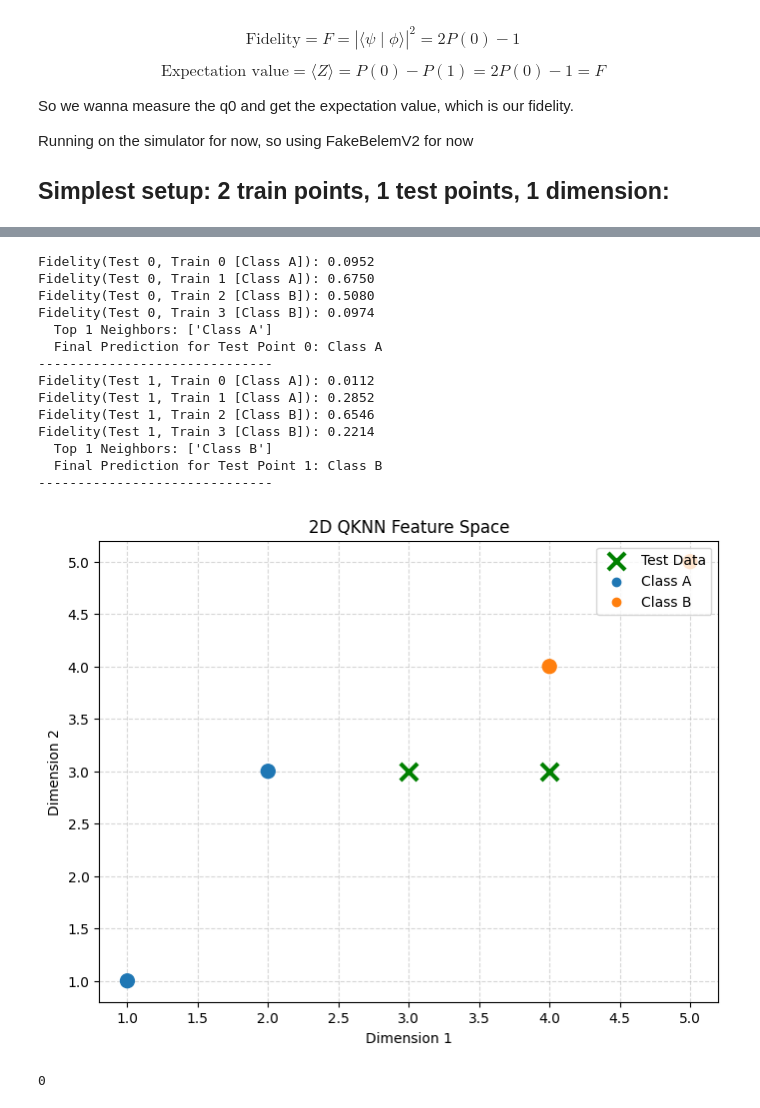
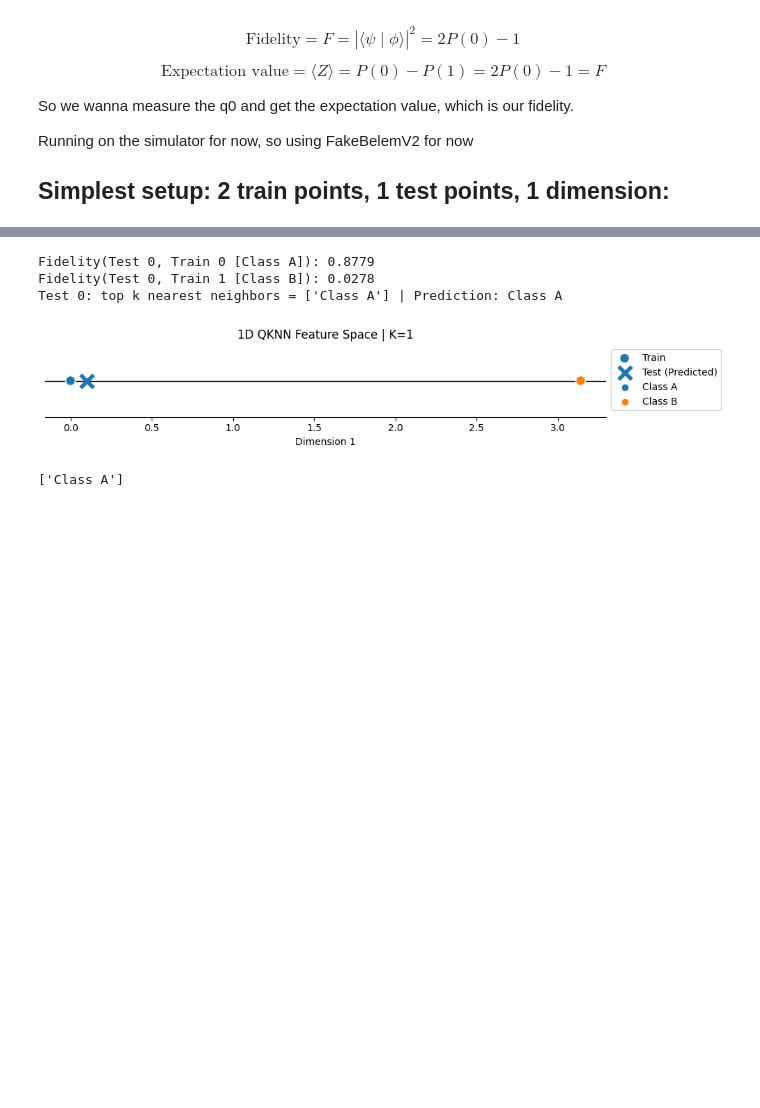
Before and after one commit to Aadipat/QuantumEngineeringProjectGroup8, a Jupyter notebook: simplest_swap_test.ipynb, the cells around one changed output, grey strips where cells are left out. Drawn from its saved outputs; the diff is of its cells as text; code cells hidden in the pictures; blank space fills up the shorter version.

Commit message:
swap test: refactored to allow quantum circuit as input

```diff
--- a/simplest_swap_test.ipynb
+++ b/simplest_swap_test.ipynb
@@ -30,7 +30,7 @@ Running on the simulator for now, so using FakeBelemV2 for now
 from qiskit import QuantumCircuit
 from qiskit.quantum_info import SparsePauliOp
 from qiskit.transpiler import generate_preset_pass_manager
-from qiskit_ibm_runtime import EstimatorV2 as Estimator
+from qiskit_ibm_runtime import EstimatorV2
 from qiskit_ibm_runtime.fake_provider import FakeGuadalupeV2 # 16 qubits (for more than 24 we need to install Qiskit air)
 import numpy as np
 from IPython.display import display
@@ -39,6 +39,11 @@ from qiskit import QuantumRegister, ClassicalRegister
 from collections import Counter
 import pooch
 from qiskit_aer import AerSimulator
+from dataclasses import dataclass
+from typing import List, Tuple
+from sklearn.datasets import load_iris
+from sklearn.preprocessing import MinMaxScaler
+from sklearn.model_selection import train_test_split
 
 def visualize_1d(train_data, train_labels, test_data):
     unique_labels = sorted(list(set(train_labels)))
@@ -84,7 +89,7 @@ def compute_fidelity_1d(train_val, test_val):
     isa = pm.run(qc)
     display(isa.draw("mpl"))
     obs = observable.apply_layout(isa.layout)
-    estimator = Estimator(backend)
+    estimator = EstimatorV2(backend)
     job = estimator.run([(isa, obs)], precision=0.01)
     result = job.result()
 
@@ -94,7 +99,6 @@ train_points = [0, np.pi]
 train_labels = ['Class A', 'Class B']
 test_point = 0.1
 
-# Making it more complicated so it can be reused later
 visualize_1d([np.array([x]) for x in train_points], train_labels, [np.array([test_point])])
 
 backend = FakeGuadalupeV2()
@@ -252,5 +283,5 @@ train_labels_2d = ["Class A", "Class A", "Class B", "Class B"]
 
 test_data_2d = [np.array([3, 3]), np.array([4, 3])]
 
-qknn(train_data_2d, train_labels_2d, test_data_2d, K=1)
+qknn(ClassicalInput(train=train_data, test=test_data), train_labels)
 # %% [output]
@@ -258,17 +289,6 @@ qknn(train_data_2d, train_labels_2d, test_data_2d, K=1)
-Fidelity(Test 0, Train 0 [Class A]): 0.0952
-Fidelity(Test 0, Train 1 [Class A]): 0.6750
-Fidelity(Test 0, Train 2 [Class B]): 0.5080
-Fidelity(Test 0, Train 3 [Class B]): 0.0974
-  Top 1 Neighbors: ['Class A']
-  Final Prediction for Test Point 0: Class A
-------------------------------
-Fidelity(Test 1, Train 0 [Class A]): 0.0112
-Fidelity(Test 1, Train 1 [Class A]): 0.2852
-Fidelity(Test 1, Train 2 [Class B]): 0.6546
-Fidelity(Test 1, Train 3 [Class B]): 0.2214
-  Top 1 Neighbors: ['Class B']
-  Final Prediction for Test Point 1: Class B
-------------------------------
+Fidelity(Test 0, Train 0 [Class A]): 0.8779
+Fidelity(Test 0, Train 1 [Class B]): 0.0278
+Test 0: top k nearest neighbors = ['Class A'] | Prediction: Class A
-[figure, old version]
+[figure, new version]
-0
+['Class A']
 # %%
```
Also changed, not shown: parts of 5 cells of this notebook.
